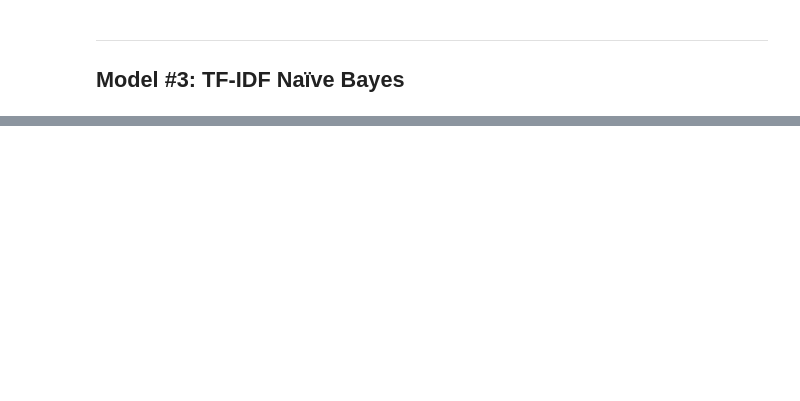
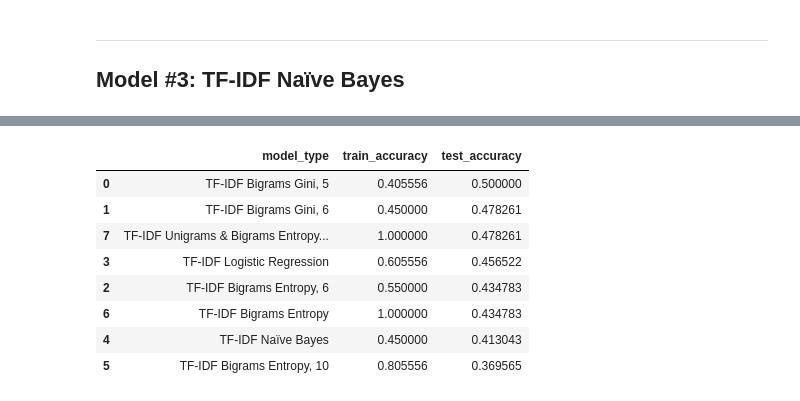
Before and after one commit to cobb-jiang-hartman-npl-project/github-repository-project, a Jupyter notebook: final_project.ipynb, the cells around one changed output, grey strips where cells are left out. Drawn from its saved outputs; the diff is of its cells as text; code cells hidden in the pictures; blank space fills up the shorter version.

Commit message:
more models

```diff
--- a/final_project.ipynb
+++ b/final_project.ipynb
@@ -549,0 +580,22 @@ evaluation.sort_values(by="test_accuracy", ascending=False)
+# %%
+# create tfidf_bigrams vectorizer object
+tfidf_bigrams = TfidfVectorizer(ngram_range=(2, 2))
+
+# use tfidf_bigrams object to create model features
+X = tfidf_bigrams.fit_transform(df.clean_readme_contents)
+
+# establish model target
+y = df.language
+
+# split data
+X_train, X_test, y_train, y_test = pp.split_repo_data(X, y)
+
+# create model object
+tree = DecisionTreeClassifier(criterion="entropy", random_state=56)
+
+# fit model object
+tree.fit(X_train, y_train)
+
+# append evaluation
+evaluation = ev.append_evaluation(evaluation, model_type="TF-IDF Bigrams Entropy", model_object=tree, X_train=X_train, y_train=y_train, X_test=X_test, y_test=y_test)
+evaluation.sort_values(by="test_accuracy", ascending=False)
@@ -549,0 +611,32 @@ evaluation.sort_values(by="test_accuracy", ascending=False)
+# %%
+# create tfidf_bigrams vectorizer object
+tfidf_bigrams = TfidfVectorizer(ngram_range=(1, 2))
+
+# use tfidf_bigrams object to create model features
+X = tfidf_bigrams.fit_transform(df.clean_readme_contents)
+
+# establish model target
+y = df.language
+
+# split data
+X_train, X_test, y_train, y_test = pp.split_repo_data(X, y)
+
+# create model object
+tree = DecisionTreeClassifier(criterion="entropy", max_depth=15, random_state=56)
+
+# fit model object
+tree.fit(X_train, y_train)
+
+# append evaluation
+evaluation = ev.append_evaluation(evaluation, model_type="TF-IDF Unigrams & Bigrams Entropy, 15", model_object=tree, X_train=X_train, y_train=y_train, X_test=X_test, y_test=y_test)
+evaluation.sort_values(by="test_accuracy", ascending=False)
+# %% [output]
+|  | model_type | train_accuracy | test_accuracy |
+| 0 | TF-IDF Bigrams Gini, 5 | 0.405556 | 0.500000 |
+| 1 | TF-IDF Bigrams Gini, 6 | 0.450000 | 0.478261 |
+| 7 | TF-IDF Unigrams & Bigrams Entropy... | 1.000000 | 0.478261 |
+| 3 | TF-IDF Logistic Regression | 0.605556 | 0.456522 |
+| 2 | TF-IDF Bigrams Entropy, 6 | 0.550000 | 0.434783 |
+| 6 | TF-IDF Bigrams Entropy | 1.000000 | 0.434783 |
+| 4 | TF-IDF Naïve Bayes | 0.450000 | 0.413043 |
+| 5 | TF-IDF Bigrams Entropy, 10 | 0.805556 | 0.369565 |
```
Also changed, not shown: parts of 6 cells of this notebook, 1 other file.
